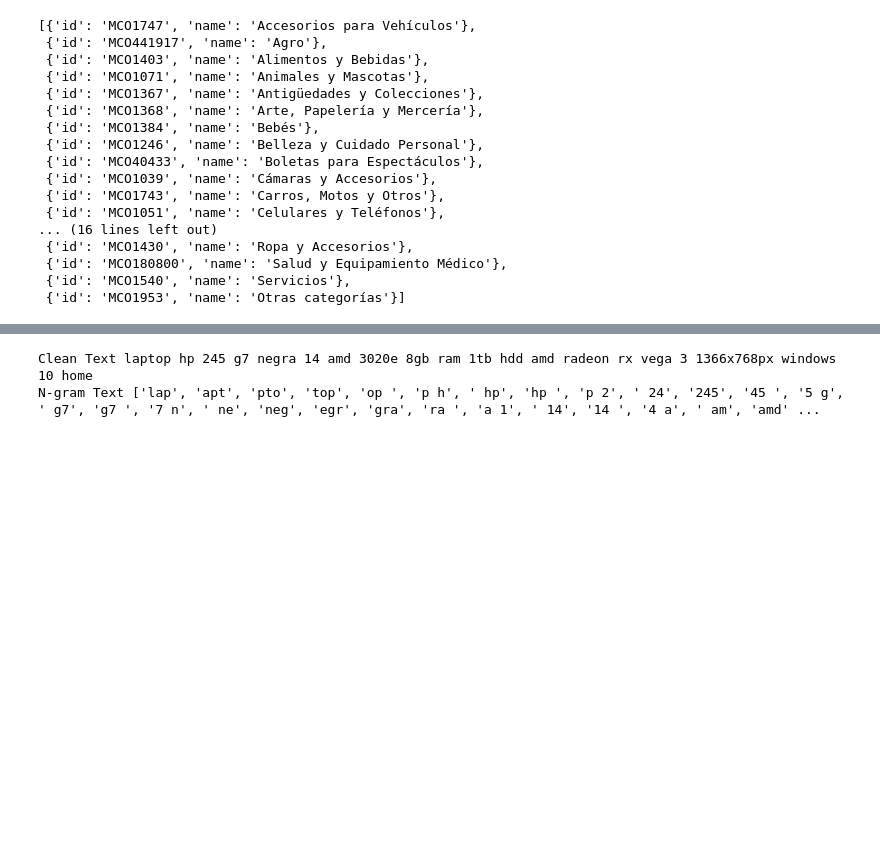
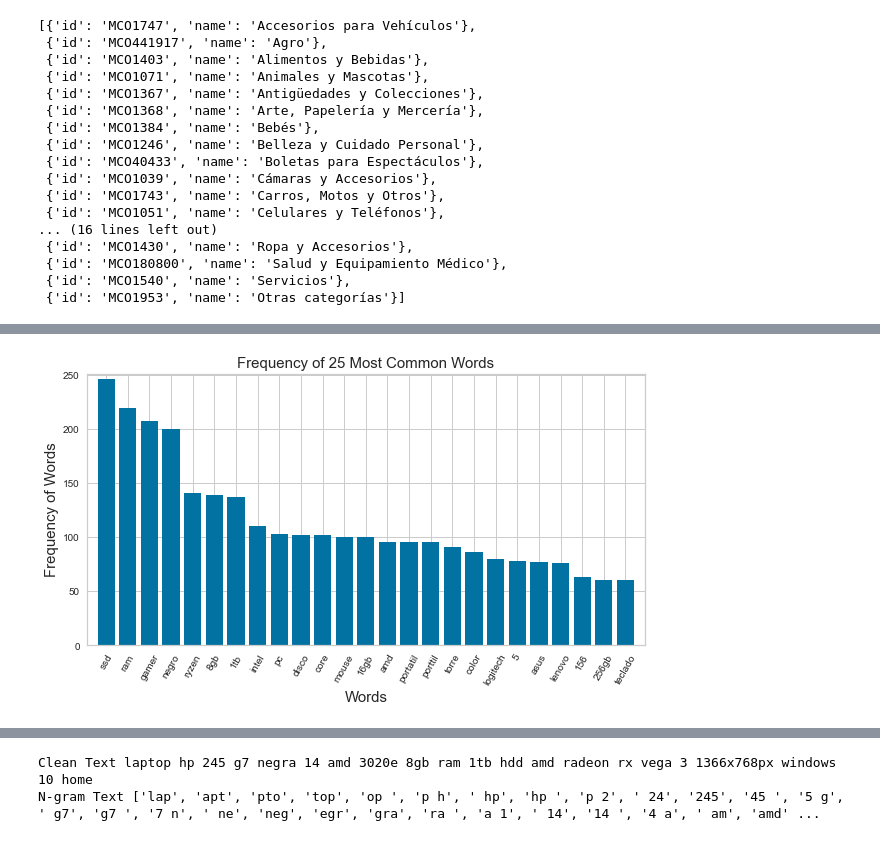
Before and after one commit to juanmigutierrez/Mercado_libre, a Jupyter notebook: Data_scienceChallenge.ipynb, the cells around one changed output, grey strips where cells are left out. Cells and saved outputs as stored; diff of their text form; code cells hidden in the pictures; blank space fills up the shorter version.

```diff
--- a/Data_scienceChallenge.ipynb
+++ b/Data_scienceChallenge.ipynb
@@ -444,0 +599,14 @@ tf_idf_matrix = vectorizer.fit_transform(titles)
+# %%
+mostcommon_small = FreqDist(allwords).most_common(25)
+x, y = zip(*mostcommon_small)
+plt.figure(figsize=(10,5))
+plt.margins(0.02)
+plt.bar(x, y)
+plt.xlabel('Words', fontsize=15)
+plt.ylabel('Frequency of Words', fontsize=15)
+plt.yticks(fontsize=10)
+plt.xticks(rotation=60, fontsize=10)
+plt.title('Frequency of 25 Most Common Words', fontsize=15)
+plt.show()
+# %% [output]
+[figure, added]
```
Also changed, not shown: parts of 49 cells of this notebook, 9 other files.
